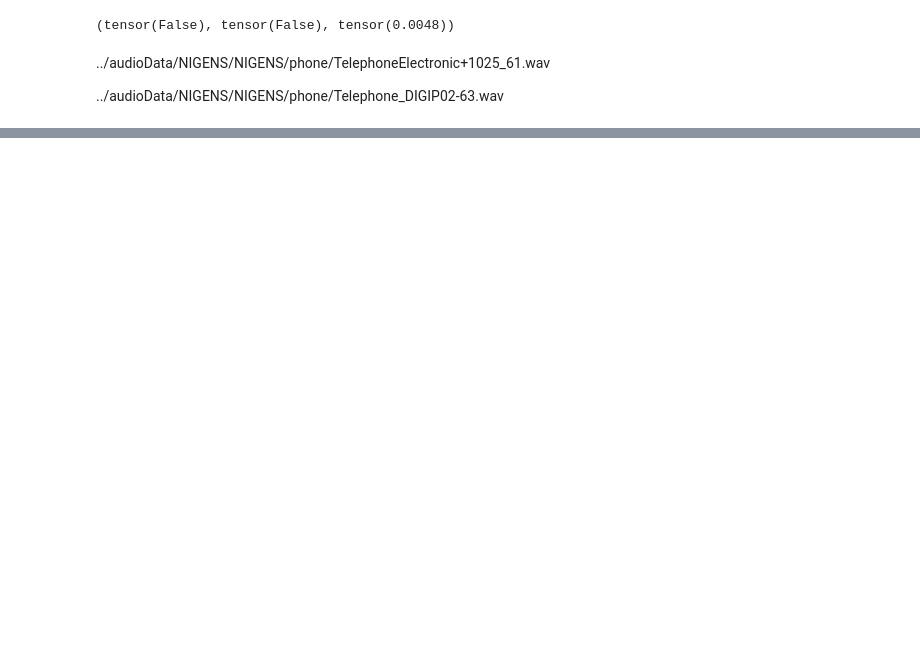
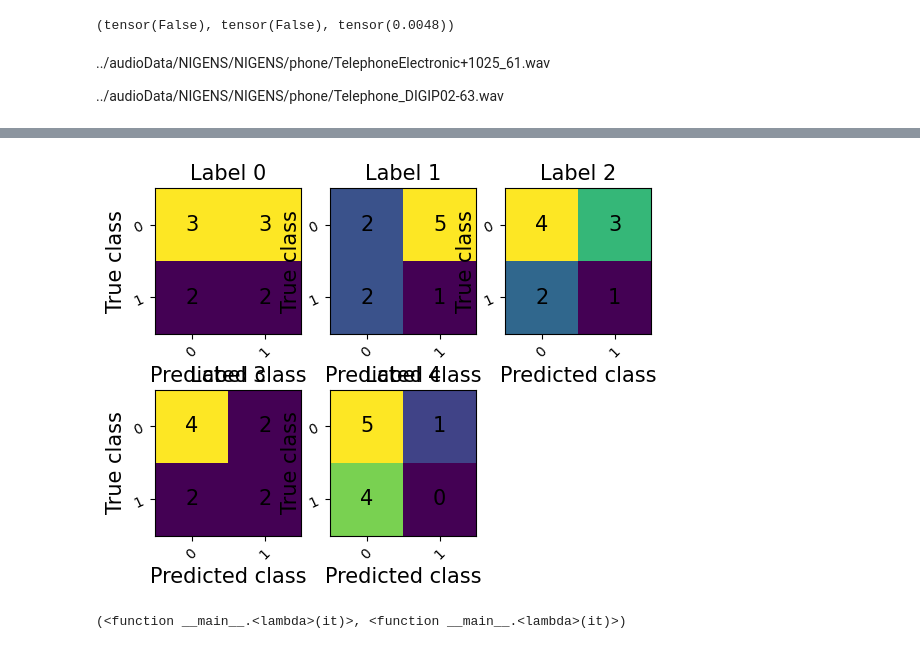
Before and after one commit to darshitttt/spec_based_AE, a Jupyter notebook: audio_utils.ipynb, the cells around one changed output, grey strips where cells are left out. Drawn from its saved outputs; the diff is of its cells as text; code cells hidden in the pictures; blank space fills up the shorter version.

```diff
--- a/audio_utils.ipynb
+++ b/audio_utils.ipynb
@@ -117,3 +117,27 @@ reconstructed_waveform = griffin_lim_transform(linear_spectrogram)
 display(Audio(reconstructed_waveform, rate=SAMPLE_RATE))
 # %% [output]
 [interactive output not drawn]
+# %%
+import torchmetrics
+import torch
+import random
+
+bin_acx = torchmetrics.classification.MultilabelAccuracy(num_labels= 5, average=None)
+conf_mat = torchmetrics.classification.MultilabelConfusionMatrix(num_labels=5)
+acc_list = []
+for i in range(10):
+    target = torch.zeros((1,5), dtype=int)
+    preds = torch.zeros((1,5), dtype=int)
+
+    i1 = random.choices([i for i in range(0,len(target[0]))], k=2)
+    i2 = random.choices([i for i in range(0,len(target[0]))], k=2)
+
+    target[0,i1] = 1
+    preds[0,i2] = 1
+    #print(target, preds)
+    bin_acx.update(preds, target)
+    conf_mat.update(preds, target)
+    #acc_list.append(bin_acx(preds,target))
+
+fig1, ax1= bin_acx.plot()
+fig2, ax2 = conf_mat.plot()
@@ -119,0 +146,8 @@ display(Audio(reconstructed_waveform, rate=SAMPLE_RATE))
+# %%
+fig2
+# %% [output]
+[figure, added]
+# %%
+target, preds
+# %% [output]
+(<function __main__.<lambda>(it)>, <function __main__.<lambda>(it)>)
```
Also changed, not shown: parts of 3 cells of this notebook, 3 other files.
